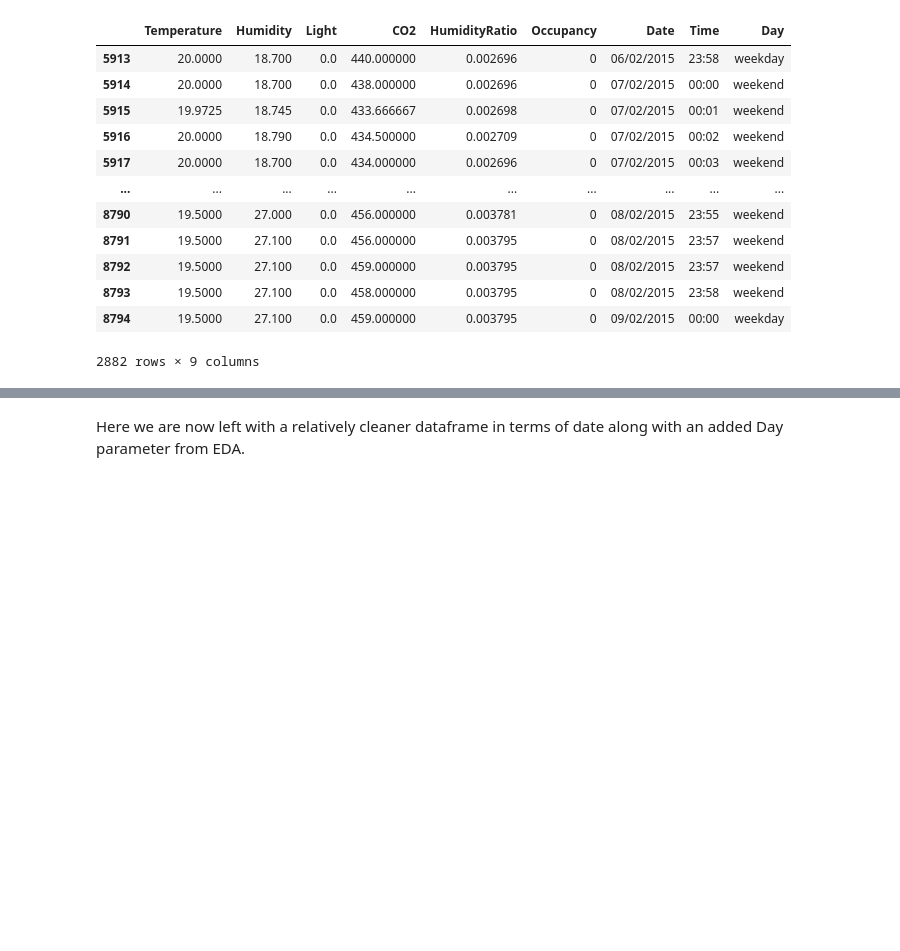
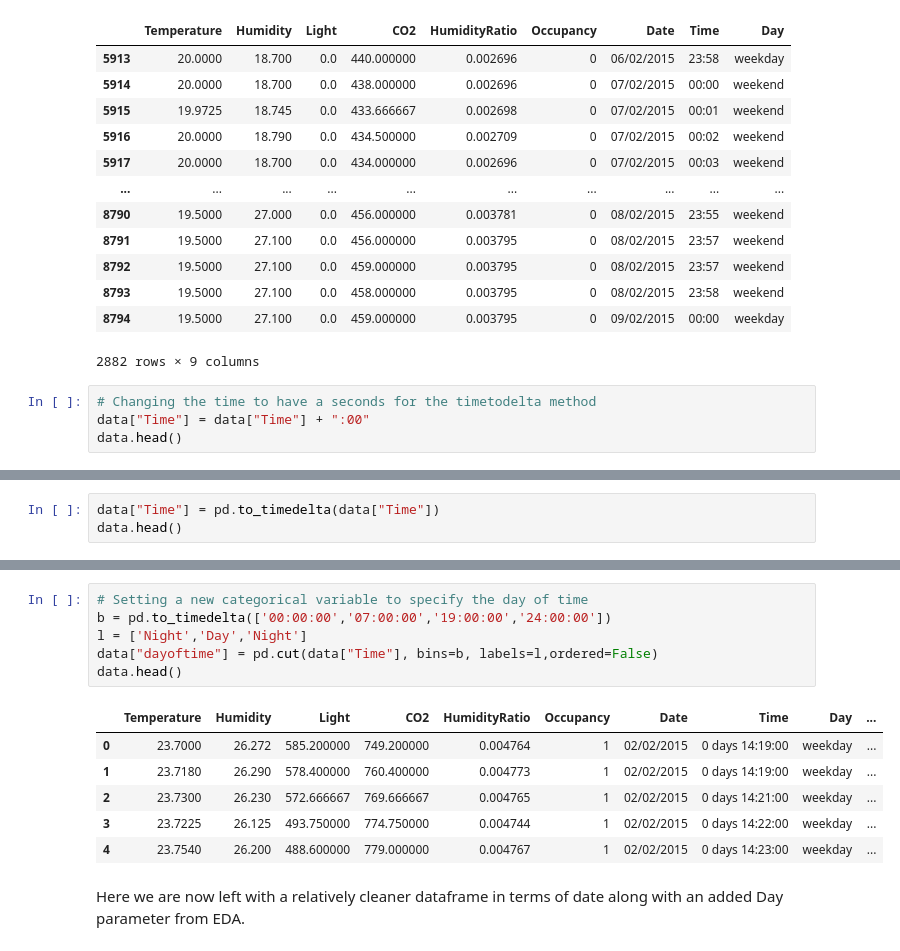
Before and after one commit to OsBailo02/118B_RoomOccupancyExamination, a Jupyter notebook: Dataset EDA.ipynb, the cells around one changed output, grey strips where cells are left out. Drawn from its saved outputs; the diff is of its cells as text; blank space fills up the shorter version.

Commit message:
JP notebook to clean dataset
Cleaned the date and time and added new parameters Day and dayoftime

```diff
--- a/Dataset EDA.ipynb
+++ b/Dataset EDA.ipynb
@@ -108,3 +108,7 @@ data.iloc[5913:8795]
 | 8793 | 19.5000 | 27.100 | 0.0 | 458.000000 | 0.003795 | 0 | 08/02/2015 | 23:58 | weekend |
 | 8794 | 19.5000 | 27.100 | 0.0 | 459.000000 | 0.003795 | 0 | 09/02/2015 | 00:00 | weekday |
 2882 rows × 9 columns
+# %%
+# Changing the time to have a seconds for the timetodelta method
+data["Time"] = data["Time"] + ":00"
+data.head()
@@ -110,0 +122,3 @@ data.iloc[5913:8795]
+# %%
+data["Time"] = pd.to_timedelta(data["Time"])
+data.head()
@@ -111,3 +132,16 @@ data.iloc[5913:8795]
+# %%
+# Setting a new categorical variable to specify the day of time
+b = pd.to_timedelta(['00:00:00','07:00:00','19:00:00','24:00:00'])
+l = ['Night','Day','Night']
+data["dayoftime"] = pd.cut(data["Time"], bins=b, labels=l,ordered=False)
+data.head()
+# %% [output]
+|  | Temperature | Humidity | Light | CO2 | HumidityRatio | Occupancy | Date | Time | Day | ... |
+| 0 | 23.7000 | 26.272 | 585.200000 | 749.200000 | 0.004764 | 1 | 02/02/2015 | 0 days 14:19:00 | weekday | ... |
+| 1 | 23.7180 | 26.290 | 578.400000 | 760.400000 | 0.004773 | 1 | 02/02/2015 | 0 days 14:19:00 | weekday | ... |
+| 2 | 23.7300 | 26.230 | 572.666667 | 769.666667 | 0.004765 | 1 | 02/02/2015 | 0 days 14:21:00 | weekday | ... |
+| 3 | 23.7225 | 26.125 | 493.750000 | 774.750000 | 0.004744 | 1 | 02/02/2015 | 0 days 14:22:00 | weekday | ... |
+| 4 | 23.7540 | 26.200 | 488.600000 | 779.000000 | 0.004767 | 1 | 02/02/2015 | 0 days 14:23:00 | weekday | ... |
 # %% [markdown]
 Here we are now left with a relatively cleaner dataframe in terms of date along with an added Day parameter from EDA.
 # %%
```
Also changed, not shown: parts of 2 cells of this notebook, 1 other file.
